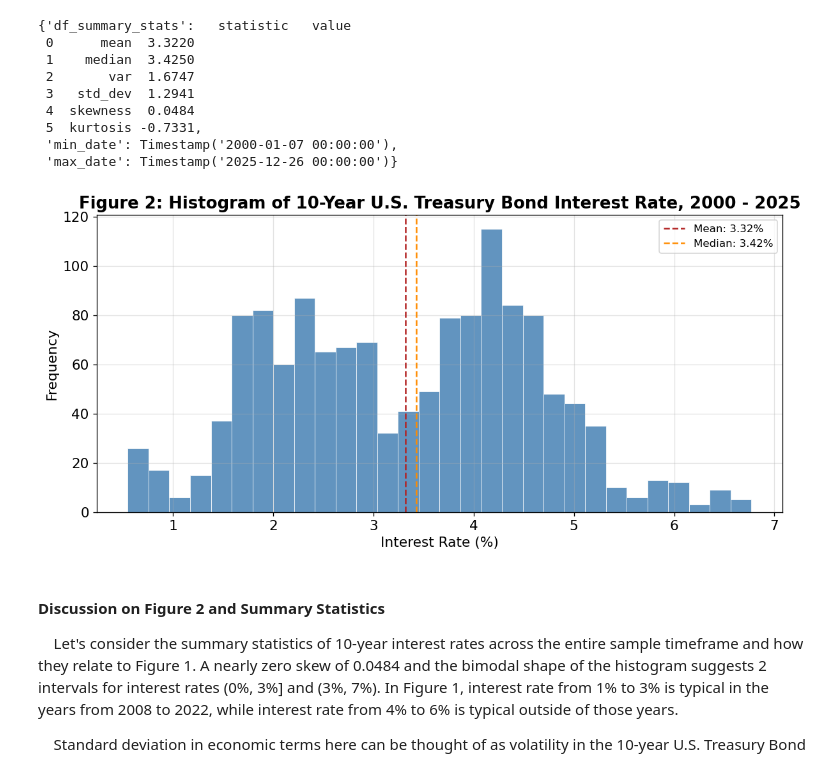
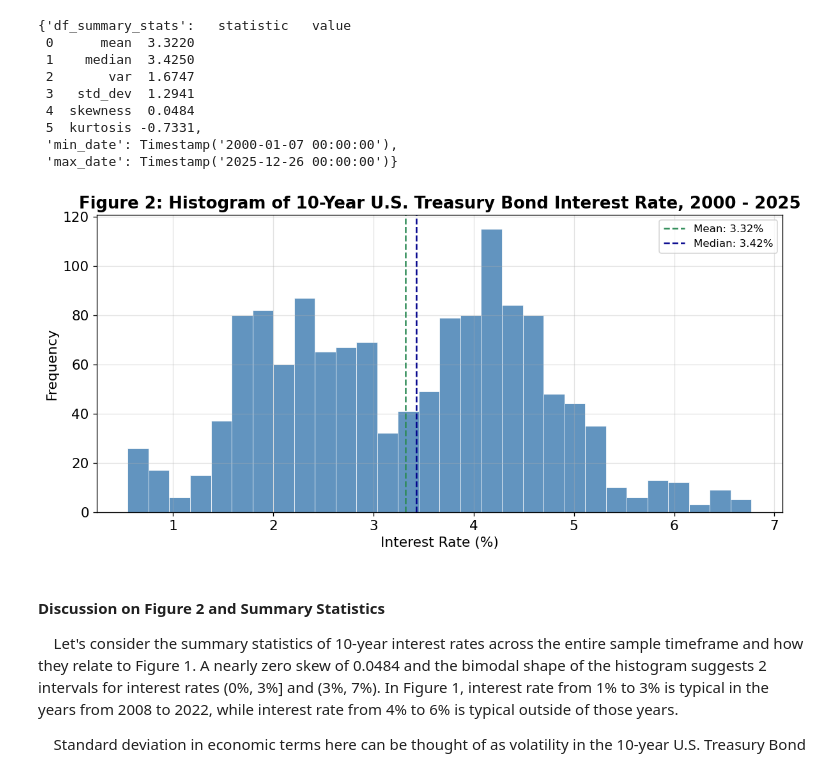
Before and after one commit to Vazquez-Michael-V/forecasting_econ_570, a Jupyter notebook: midterm/econ_570_midterm.ipynb, the cells around one changed output. Cells and saved outputs as stored; diff of their text form; code cells hidden in the pictures.

```diff
--- a/midterm/econ_570_midterm.ipynb
+++ b/midterm/econ_570_midterm.ipynb
@@ -310,36 +312,36 @@ fig, ax = plt.subplots(figsize=(10, 5))
 ax.hist(
     df_ir['rate'],
     bins=30,
     color='steelblue',
     edgecolor='white',
     linewidth=0.5,
     alpha=0.85
 )
 
 ax.axvline(
     df_ir['rate'].mean(),
-    color='firebrick',
+    color='seagreen',
     lw=1.5,
     ls='--',
     label=f"Mean: {df_ir['rate'].mean():.2f}%"
 )
 ax.axvline(
     df_ir['rate'].median(),
-    color='darkorange',
+    color='darkblue',
     lw=1.5,
     ls='--',
     label=f"Median: {df_ir['rate'].median():.2f}%"
 )
 
 ax.set_title('Figure 2: Histogram of 10-Year U.S. Treasury Bond Interest Rate, 2000 - 2025',
              fontweight='bold')
 ax.set_xlabel('Interest Rate (%)')
 ax.set_ylabel('Frequency')
 ax.legend(fontsize=10)
 plt.tight_layout()
 plt.show()
 # %% [output]
-[figure, old version]
+[figure, new version]
 # %% [markdown]
 #### Discussion on Figure 2 and Summary Statistics
 
```
Also changed, not shown: parts of 10 cells of this notebook.
